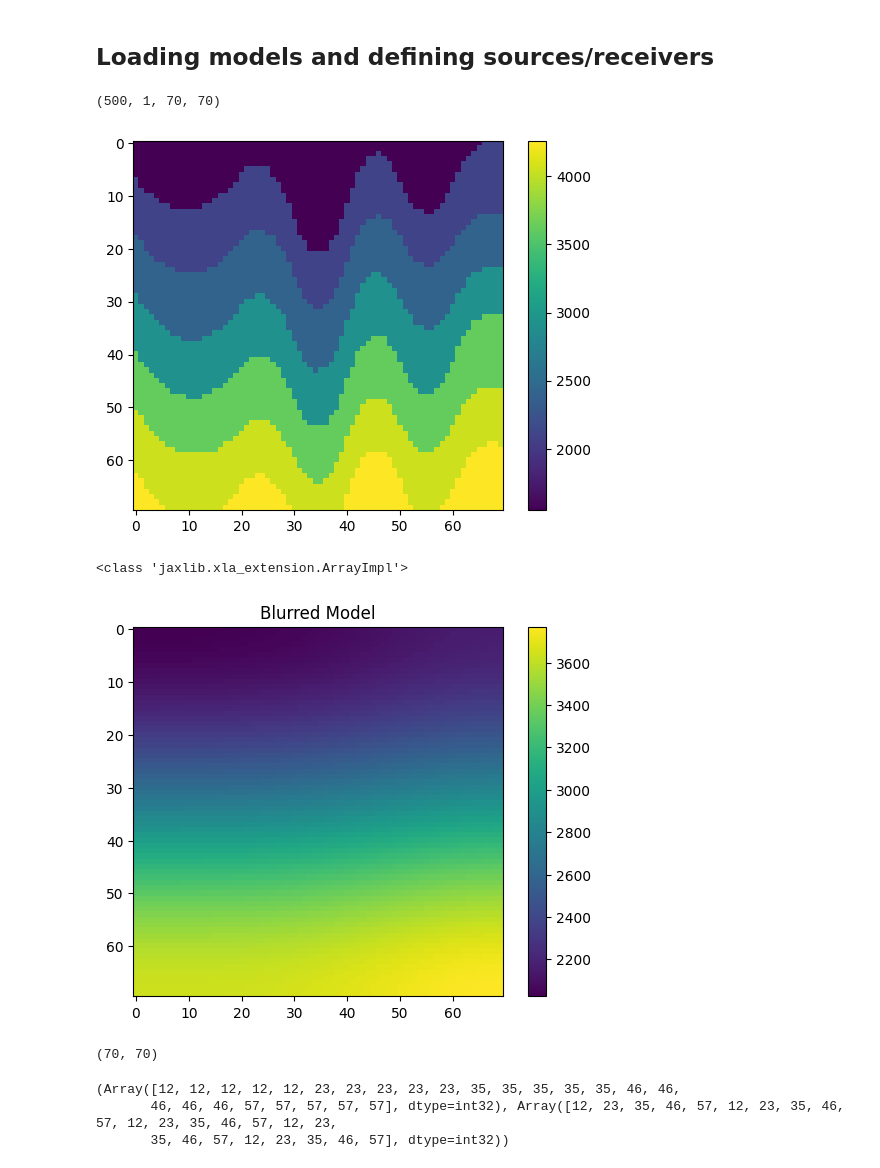
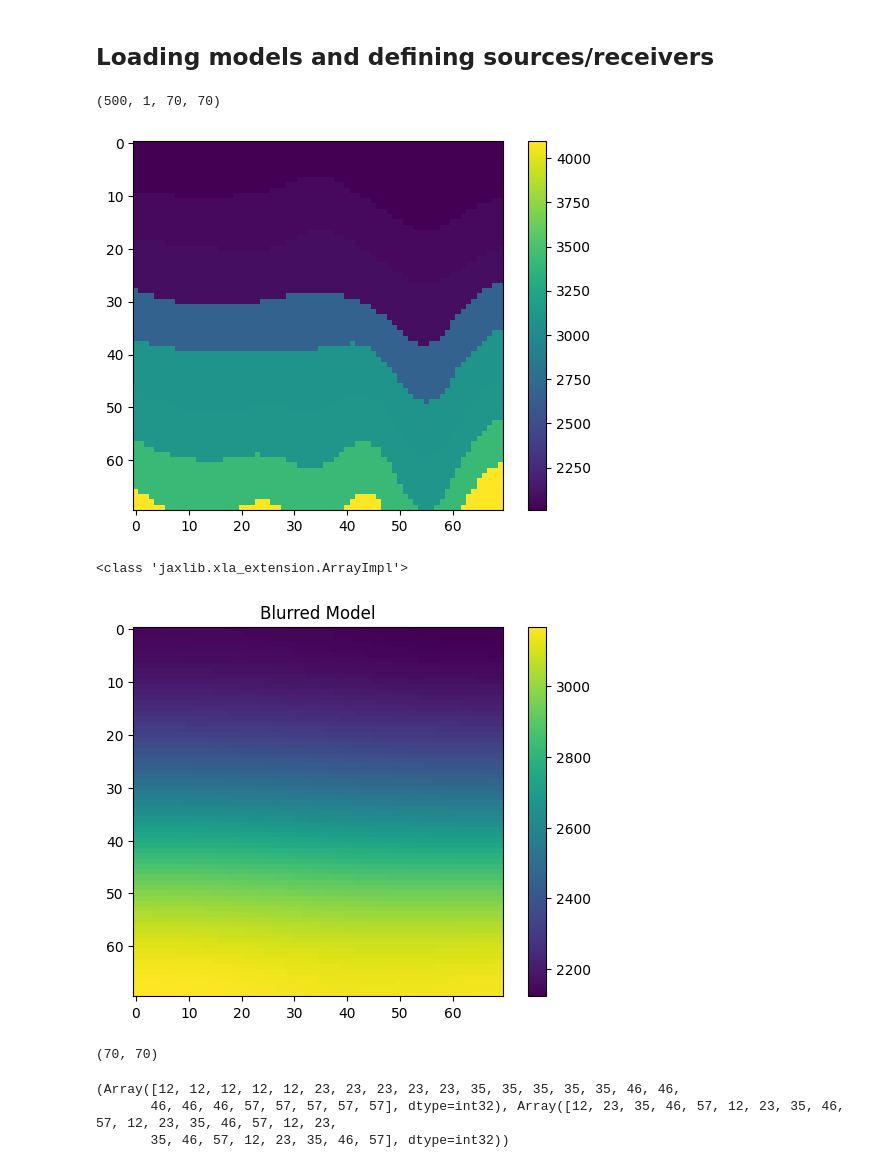
Before and after one commit to armercier/Hybrid-OED, a Jupyter notebook: src/scripts/test_case_comparison.ipynb, the cells around one changed output. Cells and saved outputs as stored; diff of their text form; code cells hidden in the pictures.

```diff
--- a/src/scripts/test_case_comparison.ipynb
+++ b/src/scripts/test_case_comparison.ipynb
@@ -56,38 +56,38 @@ model = jnp.load('model1.npy')
 
 print(model.shape)
 
-model_index = 14
+model_index = 7
 
 true_model = model[model_index,0,:,:]
 plt.imshow(true_model)
 plt.colorbar()
 plt.show()
 print(type(true_model))
 
 from scipy.ndimage import gaussian_filter
 
 # Apply a Gaussian blur
 # Adjust sigma as needed; larger sigma = more blur
 blurred_model = gaussian_filter(true_model, sigma=20)
 
 # Visualize the blurred model
 plt.figure()
 plt.imshow(blurred_model, cmap='viridis')
 plt.colorbar()
 plt.title('Blurred Model')
 plt.show()
 print(blurred_model.shape)
 
 # homogenous model of the velocity avegare
 
 homogenous_model = jnp.ones(true_model.shape) * jnp.mean(true_model)
 
 # plt.imshow(homogenous_model)
 # %% [output]
 (500, 1, 70, 70)
-[figure, old version]
+[figure, new version]
 <class 'jaxlib.xla_extension.ArrayImpl'>
-[figure, old version]
+[figure, new version]
 (70, 70)
 # %%
 N = (70, 70)  # Grid size
```
Also changed, not shown: parts of 24 cells of this notebook, 2 other files.
